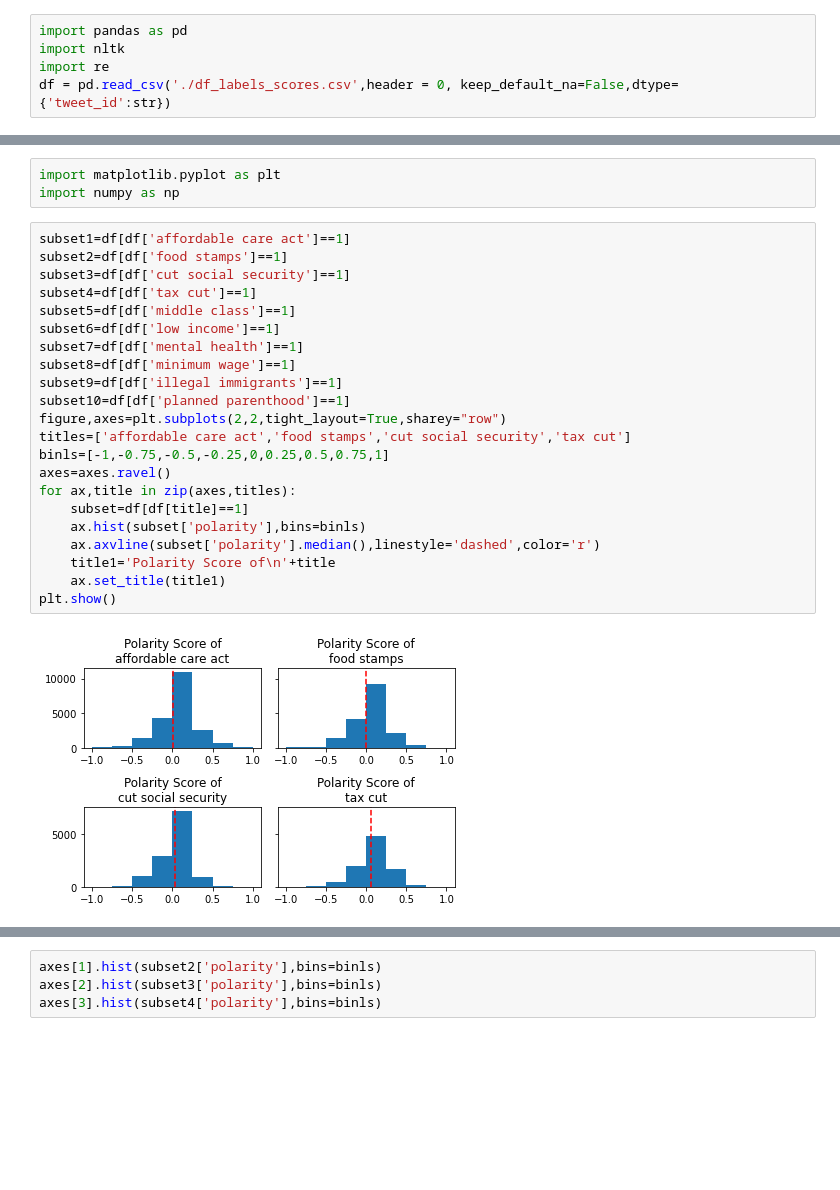
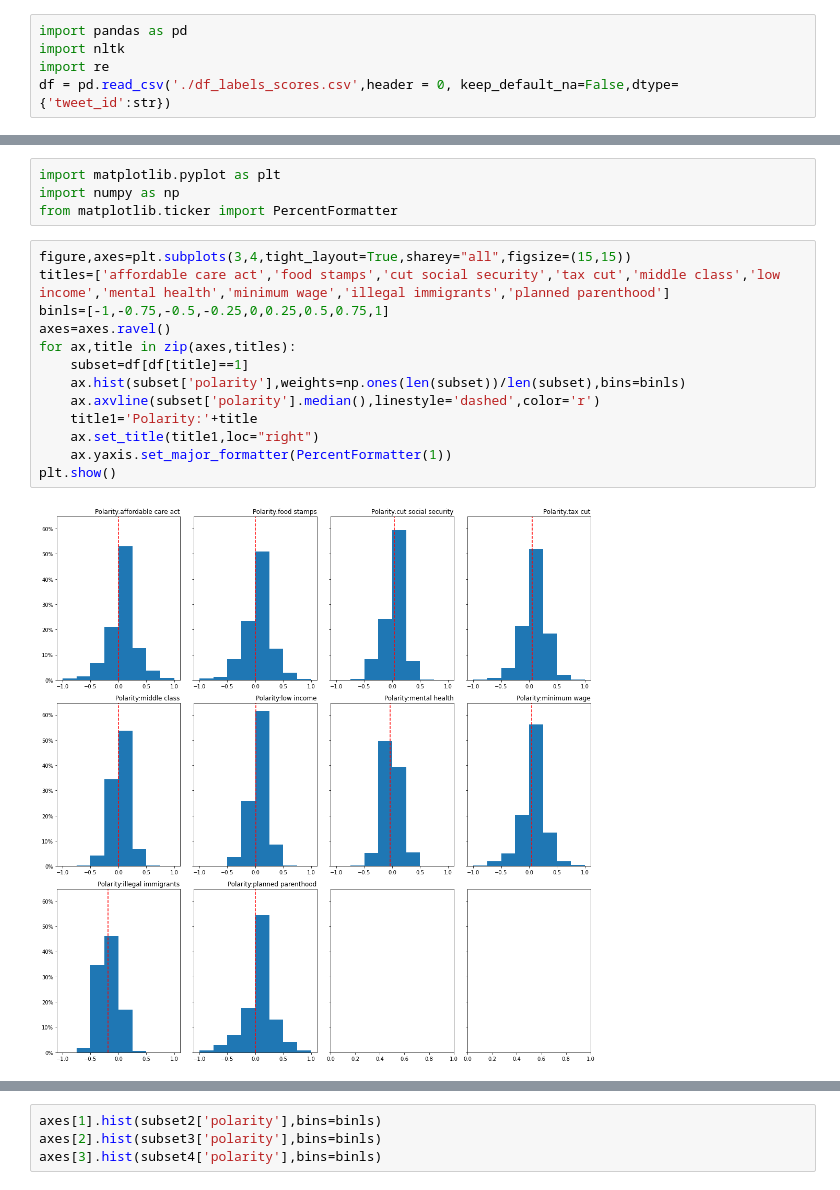
Before and after one commit to angelxie2442/Medicaid, a Jupyter notebook: medicaid/content_analysis.ipynb, the cells around one changed output, grey strips where cells are left out. Cells and saved outputs as stored; diff of their text form; blank space fills up the shorter version.

Commit message:
sentiment analysis visualization

```diff
--- a/medicaid/content_analysis.ipynb
+++ b/medicaid/content_analysis.ipynb
@@ -263,27 +263,19 @@ subset.sample(1).to_csv('tmp_cut_social_security2.csv')
 # %%
 import matplotlib.pyplot as plt
 import numpy as np
+from matplotlib.ticker import PercentFormatter
 # %%
-subset1=df[df['affordable care act']==1]
-subset2=df[df['food stamps']==1]
-subset3=df[df['cut social security']==1]
-subset4=df[df['tax cut']==1]
-subset5=df[df['middle class']==1]
-subset6=df[df['low income']==1]
-subset7=df[df['mental health']==1]
-subset8=df[df['minimum wage']==1]
-subset9=df[df['illegal immigrants']==1]
-subset10=df[df['planned parenthood']==1]
-figure,axes=plt.subplots(2,2,tight_layout=True,sharey="row")
-titles=['affordable care act','food stamps','cut social security','tax cut']
+figure,axes=plt.subplots(3,4,tight_layout=True,sharey="all",figsize=(15,15))
+titles=['affordable care act','food stamps','cut social security','tax cut','middle class','low income','mental health','minimum wage','illegal immigrants','planned parenthood']
 binls=[-1,-0.75,-0.5,-0.25,0,0.25,0.5,0.75,1]
 axes=axes.ravel()
 for ax,title in zip(axes,titles):
     subset=df[df[title]==1]
-    ax.hist(subset['polarity'],bins=binls)
+    ax.hist(subset['polarity'],weights=np.ones(len(subset))/len(subset),bins=binls)
     ax.axvline(subset['polarity'].median(),linestyle='dashed',color='r')
-    title1='Polarity Score of\n'+title
-    ax.set_title(title1)
+    title1='Polarity:'+title
+    ax.set_title(title1,loc="right")
+    ax.yaxis.set_major_formatter(PercentFormatter(1))
 plt.show()
 # %% [output]
-[figure, old version]
+[figure, new version]
```
Also changed, not shown: parts of 2 cells of this notebook.
